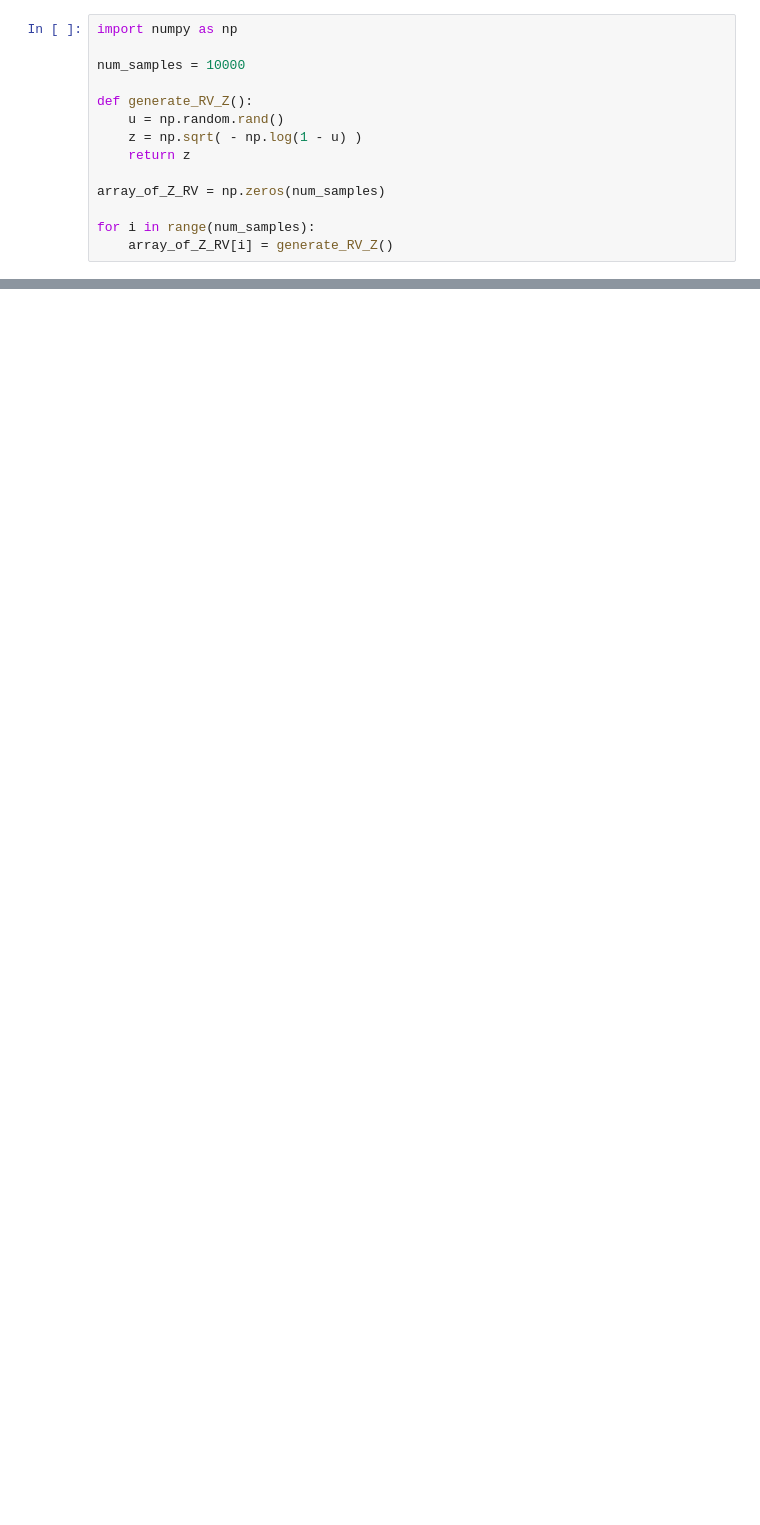
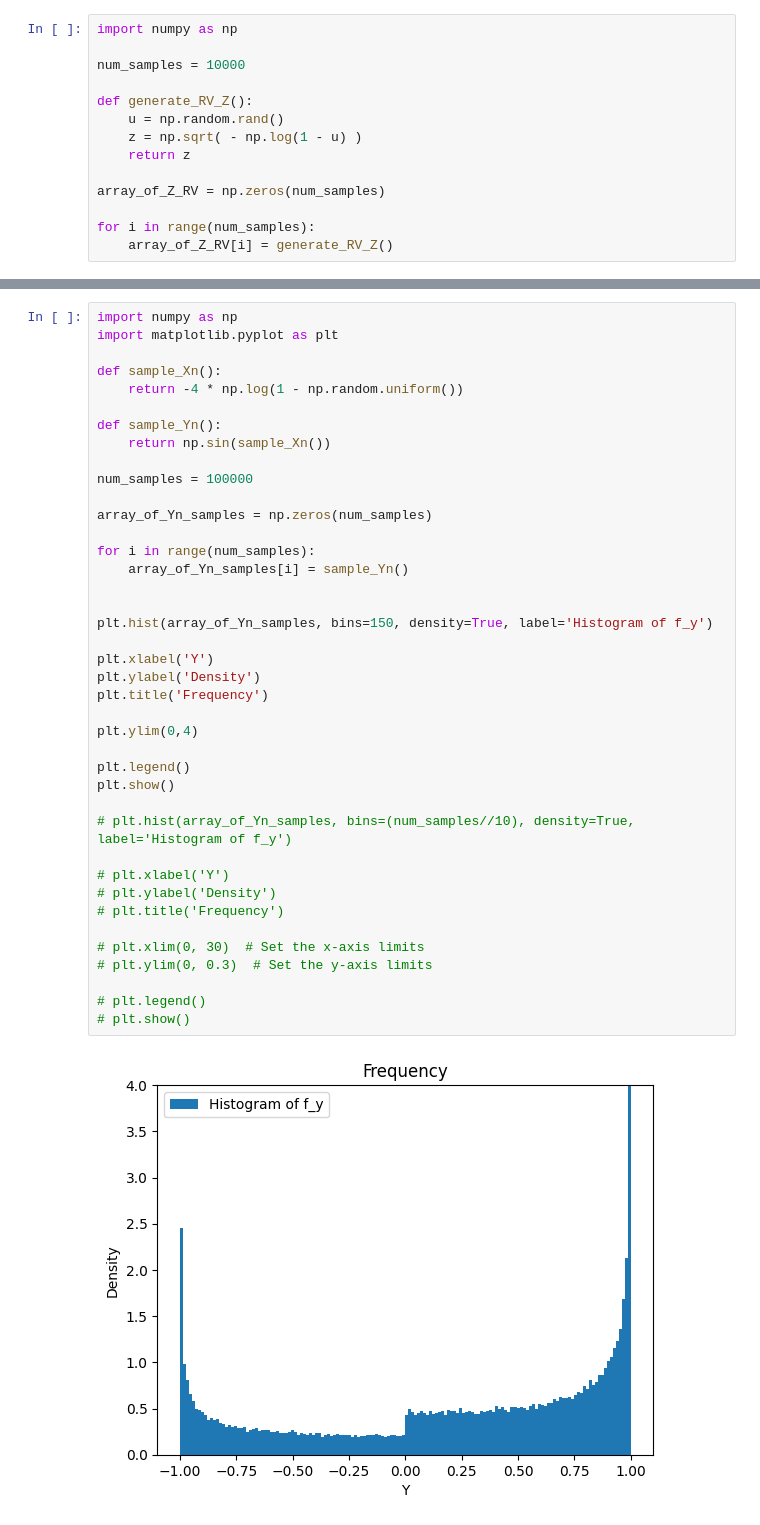
Before and after one commit to Shaan106/Duke_Courses, a Jupyter notebook: MATH 231/Quiz 1/quiz1.ipynb, the cells around one changed output, grey strips where cells are left out. Drawn from its saved outputs; the diff is of its cells as text; blank space fills up the shorter version.

```diff
--- a/MATH 231/Quiz 1/quiz1.ipynb
+++ b/MATH 231/Quiz 1/quiz1.ipynb
@@ -106,0 +359,42 @@ for i in range(len(num_samples_array)):
+# %%
+import numpy as np
+import matplotlib.pyplot as plt
+
+def sample_Xn():
+    return -4 * np.log(1 - np.random.uniform())
+
+def sample_Yn():
+    return np.sin(sample_Xn())
+
+num_samples = 100000
+
+array_of_Yn_samples = np.zeros(num_samples)
+
+for i in range(num_samples):
+    array_of_Yn_samples[i] = sample_Yn()
+
+
+plt.hist(array_of_Yn_samples, bins=150, density=True, label='Histogram of f_y')
+
+plt.xlabel('Y')
+plt.ylabel('Density')
+plt.title('Frequency')
+
+plt.ylim(0,4)
+
+plt.legend()
+plt.show()
+
+# plt.hist(array_of_Yn_samples, bins=(num_samples//10), density=True, label='Histogram of f_y')
+
+# plt.xlabel('Y')
+# plt.ylabel('Density')
+# plt.title('Frequency')
+
+# plt.xlim(0, 30)  # Set the x-axis limits
+# plt.ylim(0, 0.3)  # Set the y-axis limits
+
+# plt.legend()
+# plt.show()
+# %% [output]
+[figure, added]
```
Also changed, not shown: parts of 23 cells of this notebook, 21 other files.
